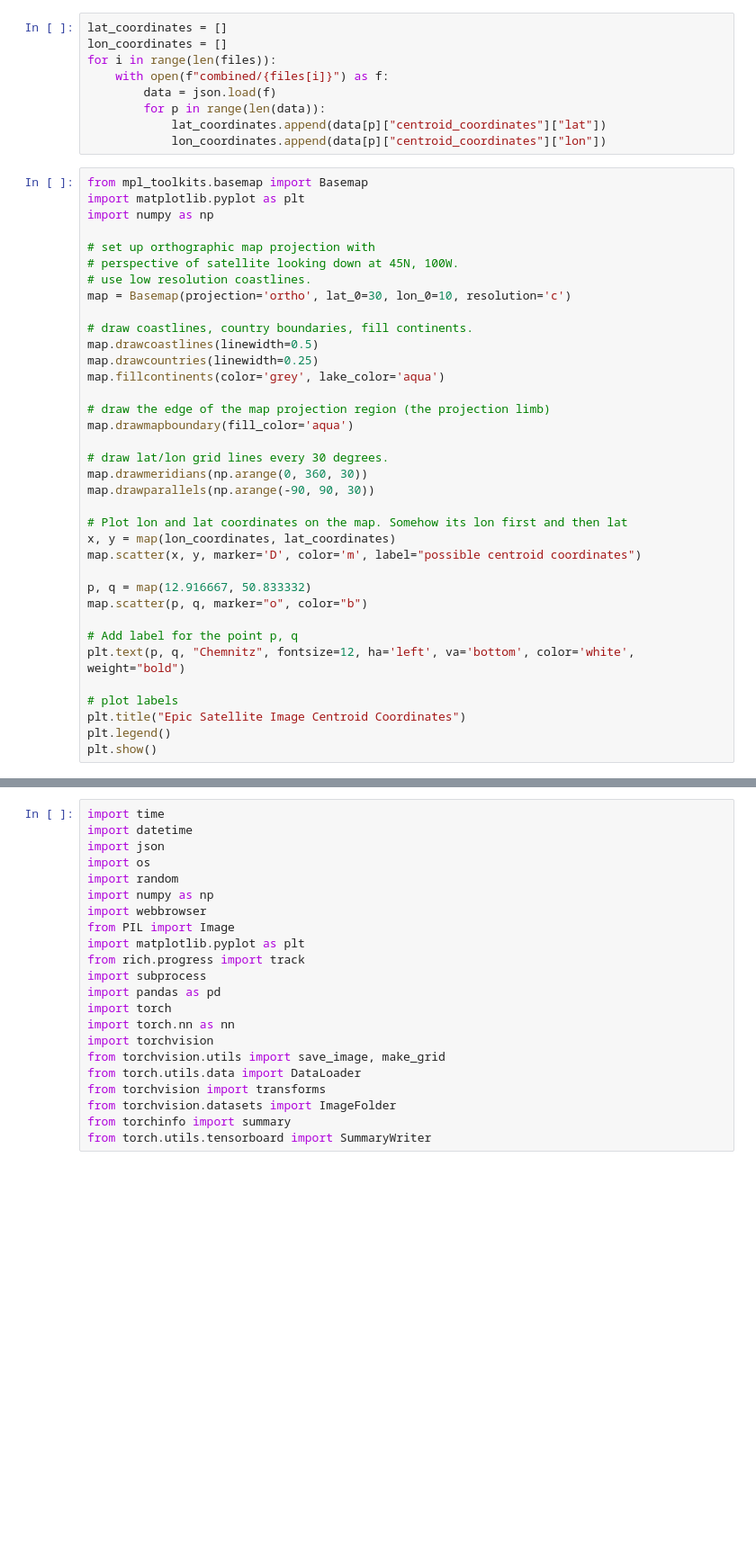
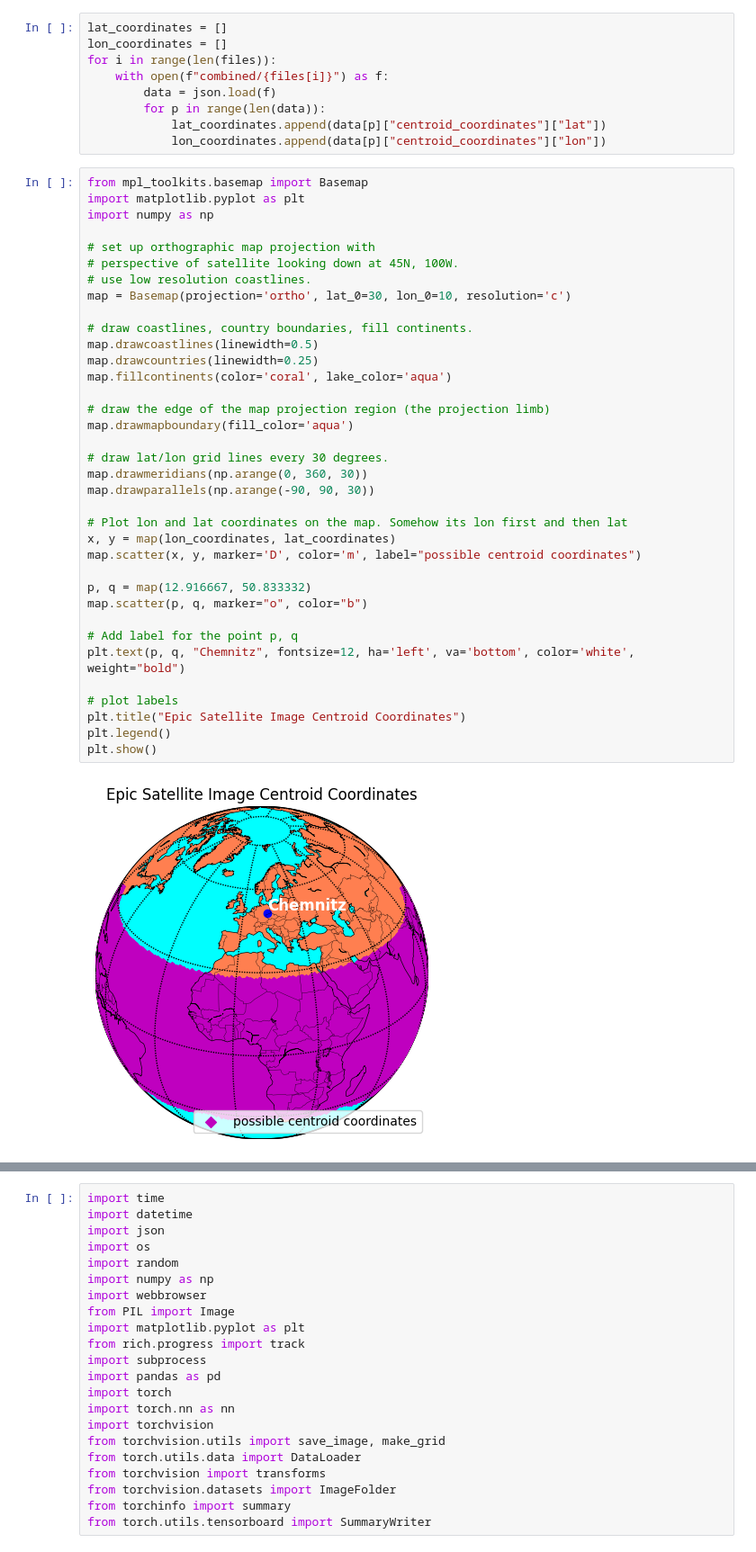
Before and after one commit to kevin-paul97/fantastic-palm-tree, a Jupyter notebook: Project/main.ipynb, the cells around one changed output, grey strips where cells are left out. Shown at 90% size. Drawn from its saved outputs; the diff is of its cells as text; blank space fills up the shorter version.

```diff
--- a/Project/main.ipynb
+++ b/Project/main.ipynb
@@ -66,34 +72,36 @@ import numpy as np
 # set up orthographic map projection with
 # perspective of satellite looking down at 45N, 100W.
 # use low resolution coastlines.
 map = Basemap(projection='ortho', lat_0=30, lon_0=10, resolution='c')
 
 # draw coastlines, country boundaries, fill continents.
 map.drawcoastlines(linewidth=0.5)
 map.drawcountries(linewidth=0.25)
-map.fillcontinents(color='grey', lake_color='aqua')
+map.fillcontinents(color='coral', lake_color='aqua')
 
 # draw the edge of the map projection region (the projection limb)
 map.drawmapboundary(fill_color='aqua')
 
 # draw lat/lon grid lines every 30 degrees.
 map.drawmeridians(np.arange(0, 360, 30))
 map.drawparallels(np.arange(-90, 90, 30))
 
 # Plot lon and lat coordinates on the map. Somehow its lon first and then lat
 x, y = map(lon_coordinates, lat_coordinates)
 map.scatter(x, y, marker='D', color='m', label="possible centroid coordinates")
 
 p, q = map(12.916667, 50.833332)
 map.scatter(p, q, marker="o", color="b")
 
 # Add label for the point p, q
 plt.text(p, q, "Chemnitz", fontsize=12, ha='left', va='bottom', color='white', weight="bold")
 
 # plot labels
 plt.title("Epic Satellite Image Centroid Coordinates")
 plt.legend()
 plt.show()
+# %% [output]
+[figure, added]
 # %%
 df_lat = pd.DataFrame(lat_coordinates)
 df_lon = pd.DataFrame(lon_coordinates)
```
Also changed, not shown: parts of 8 cells of this notebook.
